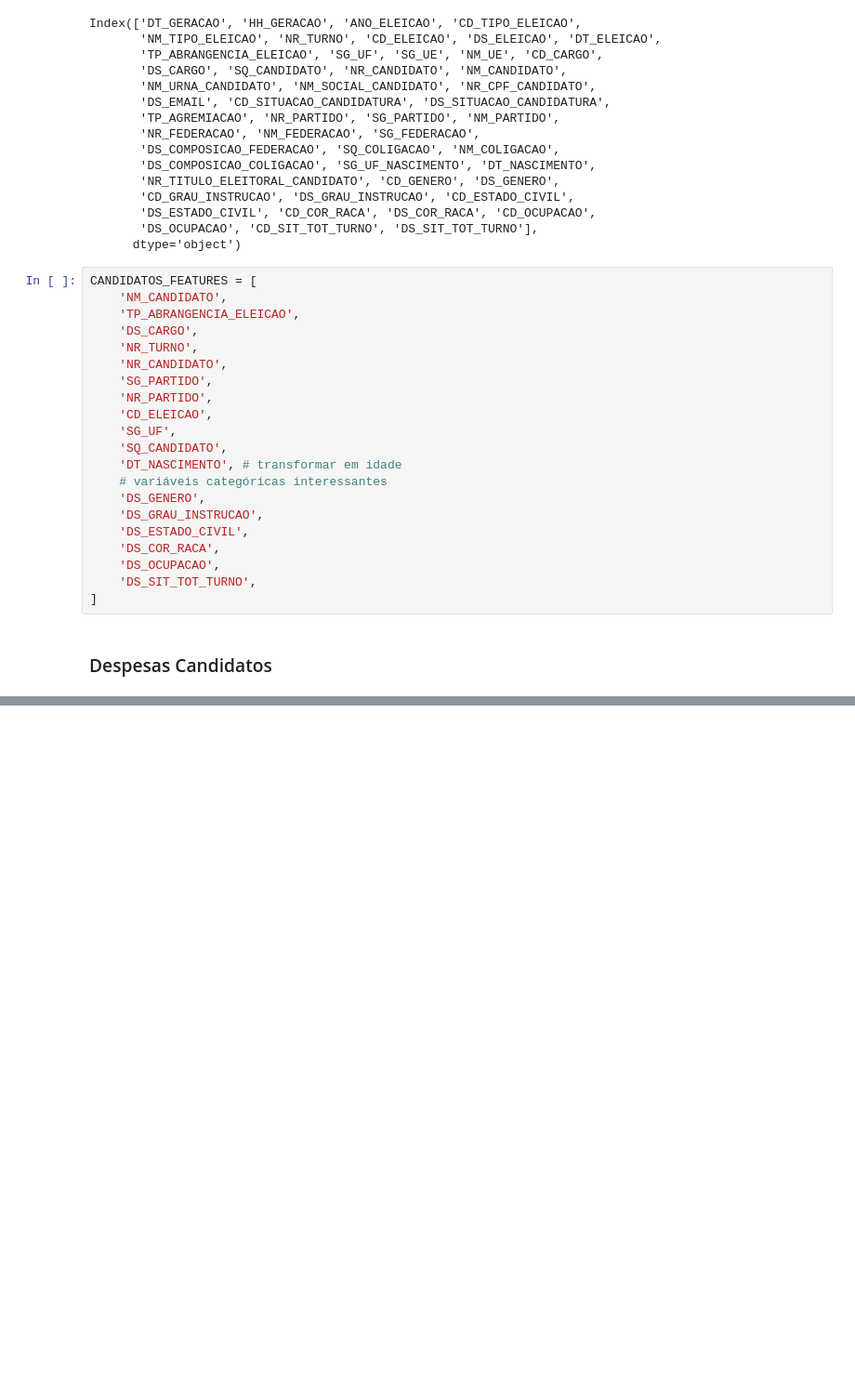
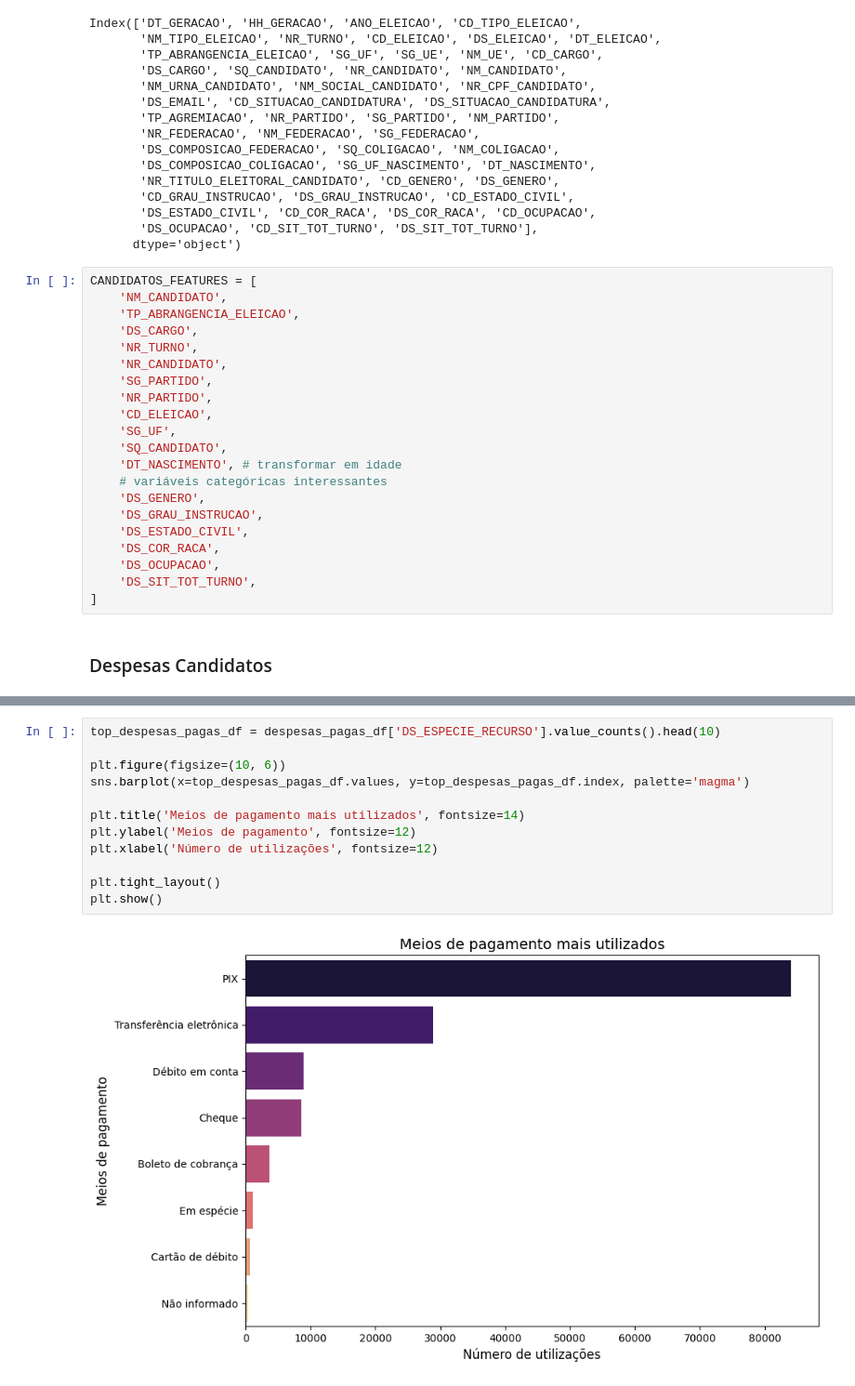
Before and after one commit to LeonardoBerlatto/data-processing-tse-study, a Jupyter notebook: notebook.ipynb, the cells around one changed output, grey strips where cells are left out. Shown: that part at 93% size. Saved outputs shown, nothing was run; the diff lists cells and outputs as text; blank space fills up the shorter version.

```diff
--- a/notebook.ipynb
+++ b/notebook.ipynb
@@ -88,0 +155,14 @@ pd.read_csv('datasets/desp_cand_pagas_2022.csv', encoding='latin1', sep=';').hea
+# %%
+top_despesas_pagas_df = despesas_pagas_df['DS_ESPECIE_RECURSO'].value_counts().head(10)
+
+plt.figure(figsize=(10, 6))
+sns.barplot(x=top_despesas_pagas_df.values, y=top_despesas_pagas_df.index, palette='magma')
+
+plt.title('Meios de pagamento mais utilizados', fontsize=14)
+plt.ylabel('Meios de pagamento', fontsize=12)
+plt.xlabel('Número de utilizações', fontsize=12)
+
+plt.tight_layout()
+plt.show()
+# %% [output]
+[figure, added]
```
Also changed, not shown: parts of 7 cells of this notebook.
